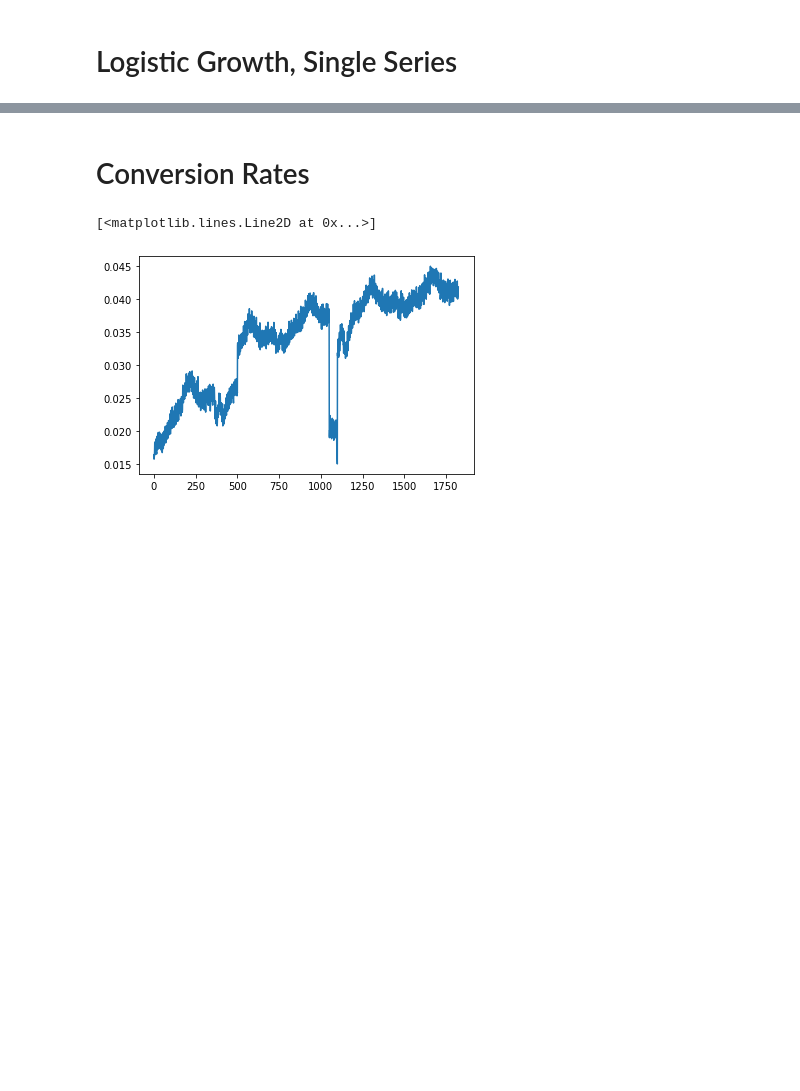
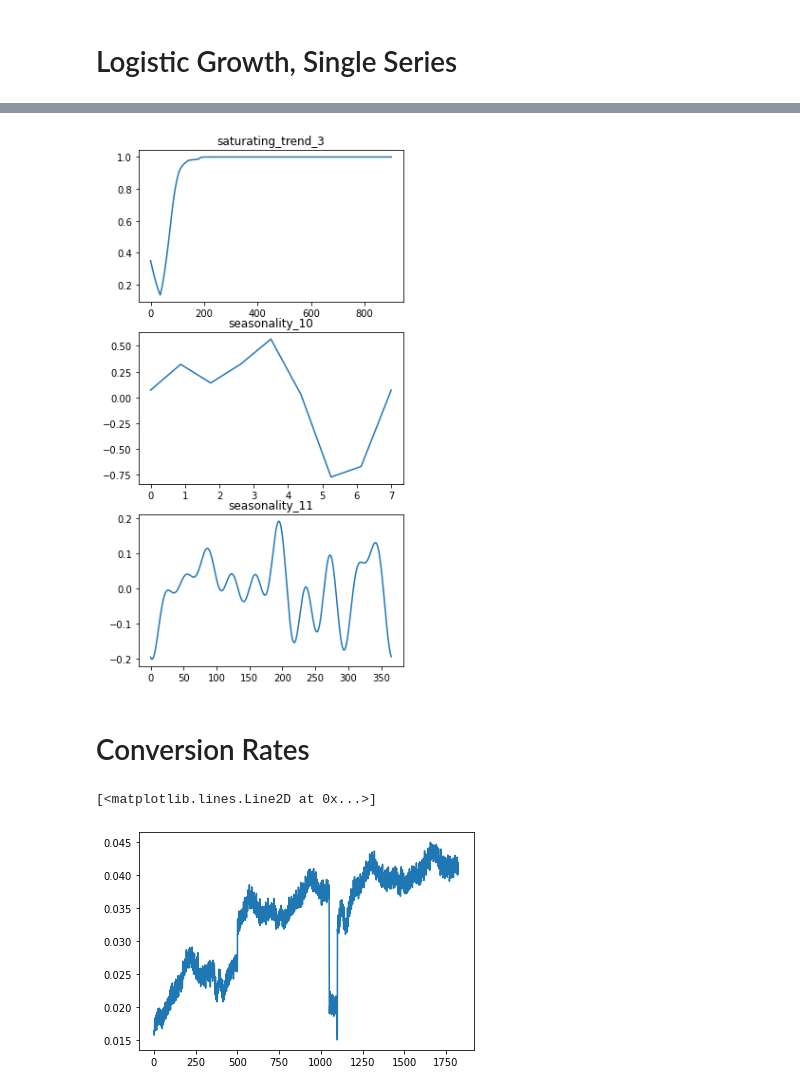
Before and after one commit to dantegates/keras-prophet, a Jupyter notebook: case-studies/simulated-data.ipynb, the cells around one changed output, grey strips where cells are left out. Cells and saved outputs as stored; diff of their text form; code cells hidden in the pictures; blank space fills up the shorter version.

```diff
--- a/case-studies/simulated-data.ipynb
+++ b/case-studies/simulated-data.ipynb
@@ -300,3 +297,7 @@ X.set_index('id').loc[i].set_index('t')[['y', 'p']].plot(alpha=.8, ax=ax)
+# %%
+model.plot()
+# %% [output]
+[figure, added]
 # %% [markdown]
 # Conversion Rates
 # %%
```
Also changed, not shown: parts of 11 cells of this notebook, 1 other file.
